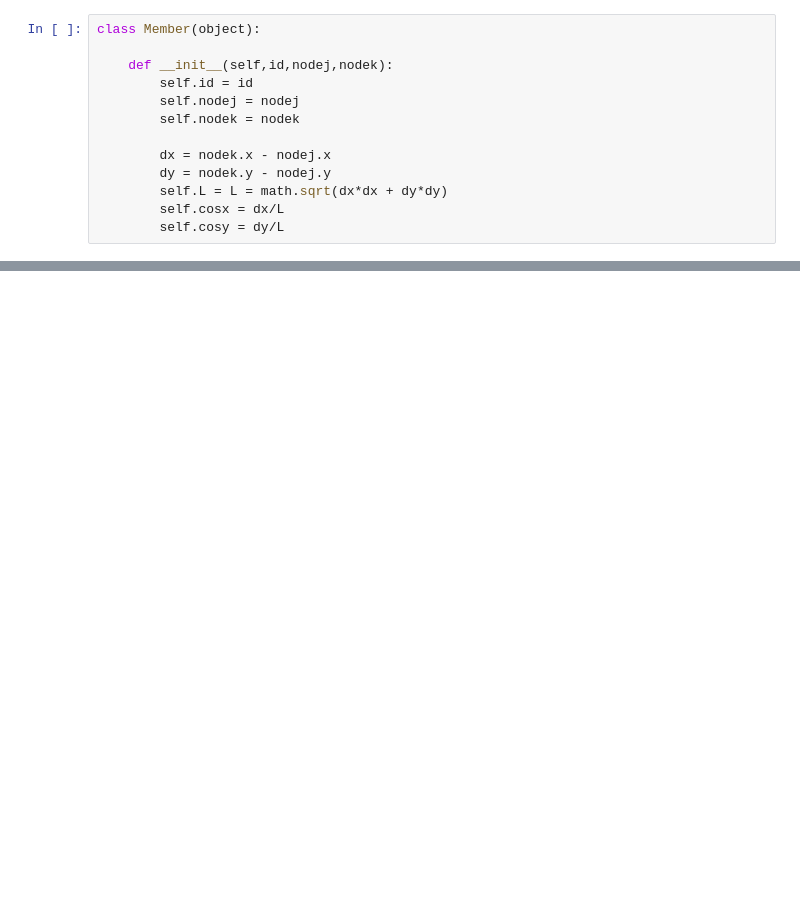
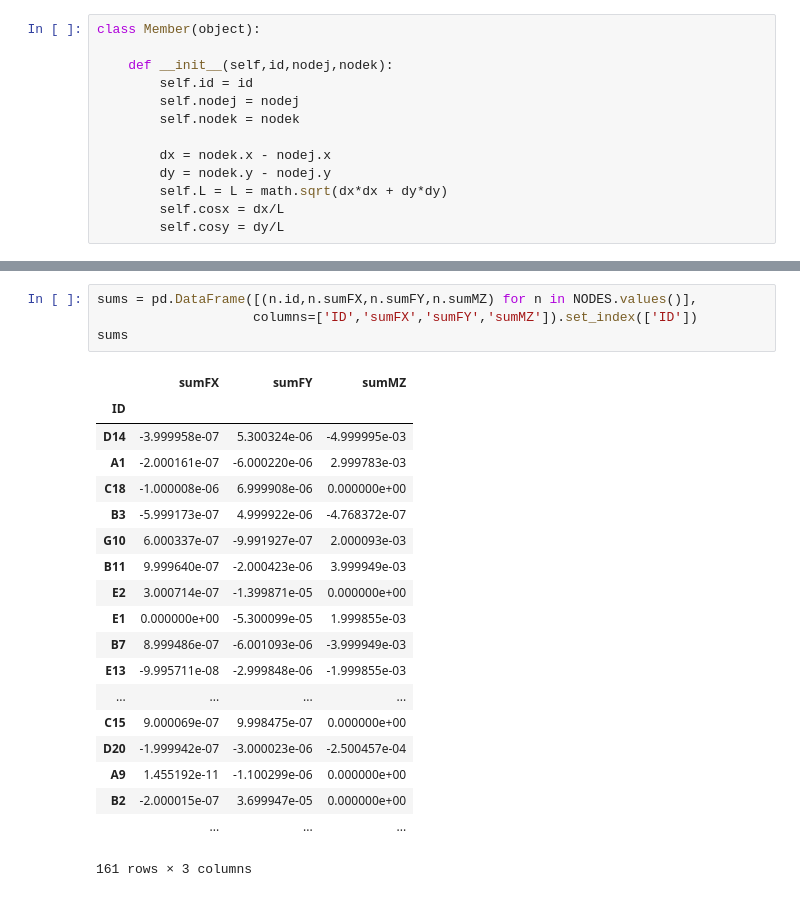
Before and after one commit to nholtz/structural-analysis, a Jupyter notebook: matrix-methods/frame2d/Equlibrium-Check.ipynb, the cells around one changed output, grey strips where cells are left out. Drawn from its saved outputs; the diff is of its cells as text; blank space fills up the shorter version.

```diff
--- a/matrix-methods/frame2d/Equlibrium-Check.ipynb
+++ b/matrix-methods/frame2d/Equlibrium-Check.ipynb
@@ -78,0 +99,24 @@ MEMBERS
+# %%
+sums = pd.DataFrame([(n.id,n.sumFX,n.sumFY,n.sumMZ) for n in NODES.values()],
+                    columns=['ID','sumFX','sumFY','sumMZ']).set_index(['ID'])
+sums
+# %% [output]
+|  | sumFX | sumFY | sumMZ |
+| ID |  |  |  |
+| D14 | -3.999958e-07 | 5.300324e-06 | -4.999995e-03 |
+| A1 | -2.000161e-07 | -6.000220e-06 | 2.999783e-03 |
+| C18 | -1.000008e-06 | 6.999908e-06 | 0.000000e+00 |
+| B3 | -5.999173e-07 | 4.999922e-06 | -4.768372e-07 |
+| G10 | 6.000337e-07 | -9.991927e-07 | 2.000093e-03 |
+| B11 | 9.999640e-07 | -2.000423e-06 | 3.999949e-03 |
+| E2 | 3.000714e-07 | -1.399871e-05 | 0.000000e+00 |
+| E1 | 0.000000e+00 | -5.300099e-05 | 1.999855e-03 |
+| B7 | 8.999486e-07 | -6.001093e-06 | -3.999949e-03 |
+| E13 | -9.995711e-08 | -2.999848e-06 | -1.999855e-03 |
+| ... | ... | ... | ... |
+| C15 | 9.000069e-07 | 9.998475e-07 | 0.000000e+00 |
+| D20 | -1.999942e-07 | -3.000023e-06 | -2.500457e-04 |
+| A9 | 1.455192e-11 | -1.100299e-06 | 0.000000e+00 |
+| B2 | -2.000015e-07 | 3.699947e-05 | 0.000000e+00 |
+|  | ... | ... | ... |
+161 rows × 3 columns
```
Also changed, not shown: parts of 12 cells of this notebook, 21 other files.
